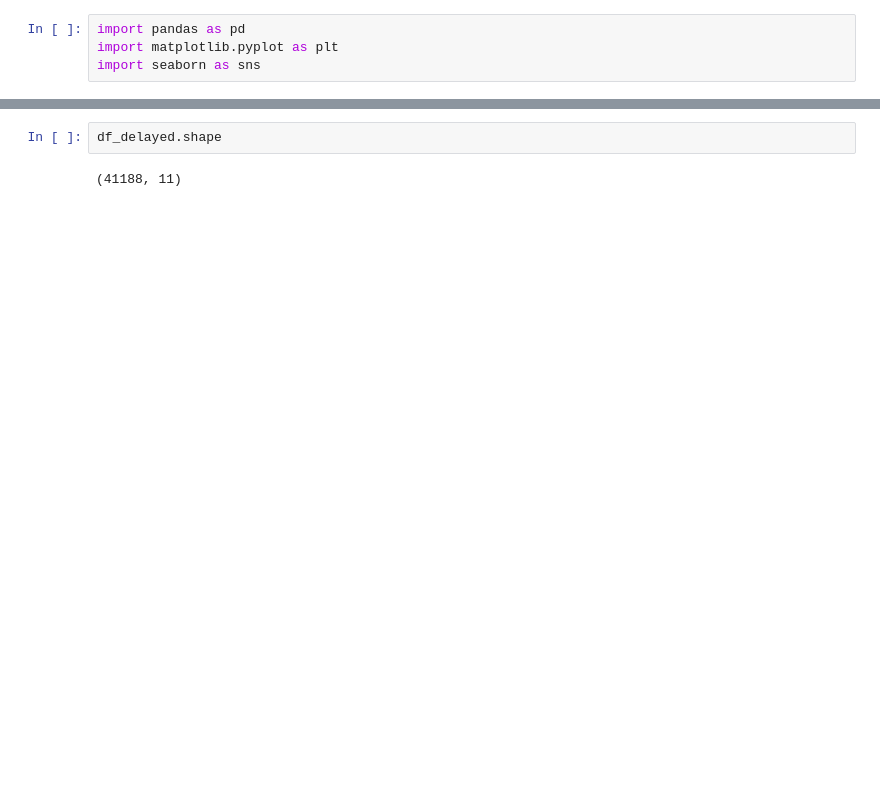
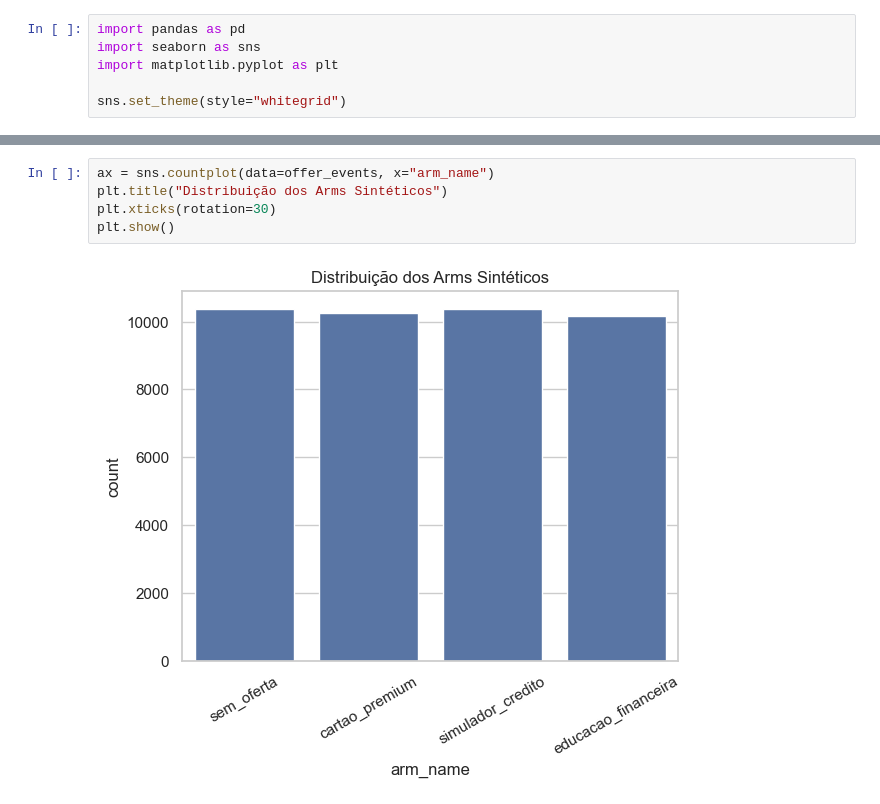
Before and after one commit to Gere-santos/datathon-7mlet-grupo-77, a Jupyter notebook: notebooks/02-synthetic-enrichment.ipynb, the cells around one changed output, grey strips where cells are left out. Drawn from its saved outputs; the diff is of its cells as text; blank space fills up the shorter version.

Commit message:
ajustando notebook de dados sintéticos

```diff
--- a/notebooks/02-synthetic-enrichment.ipynb
+++ b/notebooks/02-synthetic-enrichment.ipynb
@@ -1,5 +1,7 @@
 # %%
 import pandas as pd
+import seaborn as sns
 import matplotlib.pyplot as plt
-import seaborn as sns
+
+sns.set_theme(style="whitegrid")
 # %%
@@ -40,4 +49,7 @@ df_events.shape
 # %%
-df_delayed.shape
+ax = sns.countplot(data=offer_events, x="arm_name")
+plt.title("Distribuição dos Arms Sintéticos")
+plt.xticks(rotation=30)
+plt.show()
 # %% [output]
-(41188, 11)
+[figure, added]
```
Also changed, not shown: parts of 15 cells of this notebook, 1 other file.
